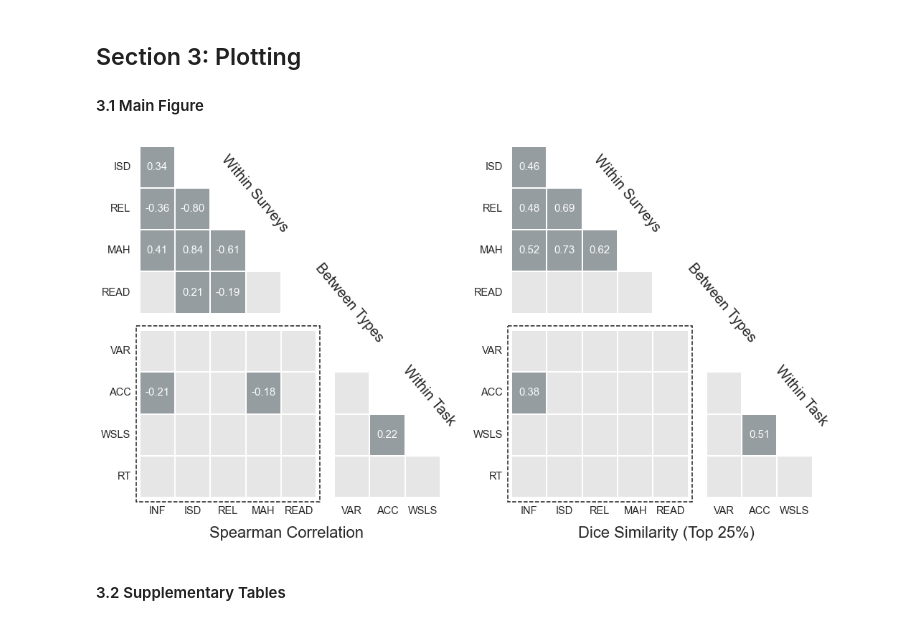
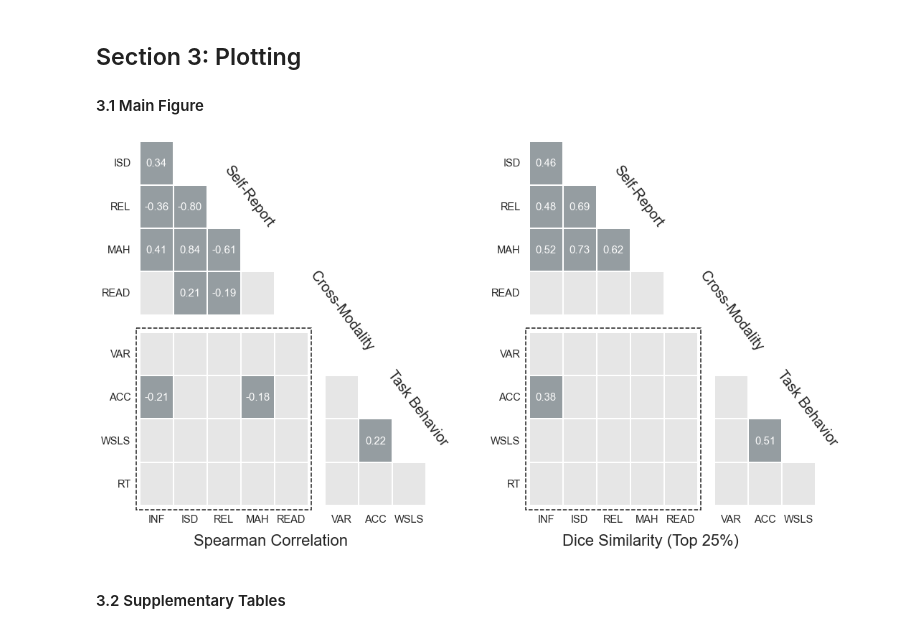
Before and after one commit to nivlab/sciops, a Jupyter notebook: analysis/results_02b.ipynb, the cells around one changed output. Saved outputs shown, nothing was run; the diff lists cells and outputs as text; code cells hidden in the pictures.

Commit message:
updated figure 3

```diff
--- a/analysis/results_02b.ipynb
+++ b/analysis/results_02b.ipynb
@@ -241,7 +241,7 @@ sns.set_theme('notebook', style='white', font='sans-serif', font_scale=1.33)
 fig = plt.figure(figsize=(16,8))
 
 ## Initialize grid.
-gs = fig.add_gridspec(nrows=1, ncols=2, left=0.05, right=0.95, top=0.95, bottom=0.10, wspace=0.0, hspace=0.0)
+gs = fig.add_gridspec(nrows=1, ncols=2, left=0.05, right=0.95, top=0.98, bottom=0.10, wspace=0.1, hspace=0.0)
 
 ## Initialize panels.
 left_panel  = gs[0].subgridspec(nrows=2, ncols=2, wspace=0.1, hspace=0.1)
@@ -284,79 +284,75 @@ for k, panel in enumerate([left_panel, right_panel]):
     ax.set_yticklabels(yticklabels, rotation=0, ha='right', va='center')
     ax.tick_params(axis='both', which='major', pad=labelpad)
 
+    ## Category annotation.
+    xytext = [(3.25,1.25), (3.25,1.25)]
+    ax.annotate('Self-Report', (0,0), xytext=xytext[k], xycoords='data', rotation=-53,
+                fontsize=20, ha='center', va='center')
+
+    #~~~~~~~~~~~~~~~~~~~~~~~~~~~~~~~~~~~~~~~~~~#
+    ### Task correlations.
+    #~~~~~~~~~~~~~~~~~~~~~~~~~~~~~~~~~~~~~~~~~~#
+
+    ## Initialize axis.
+    ax = plt.subplot(panel[1,1])
+
+    ## Plot correlations.
+    arr = corr[4:,5:]
+    sns.heatmap(np.abs(np.sign(arr)), cmap=cmap, cbar=False, center=0, linecolor='w', linewidths=1,
+                yticklabels=[], mask=np.triu(np.ones_like(arr), k=0), ax=ax)
+
+    ## Add annotations.
+    for i, j in np.array(np.where(arr)).T:
+        ax.text(j+0.5, i+0.5, '%0.2f' %arr[i,j], ha='center', va='center', fontsize=15, color=annot_color)
+
+    ## Add labels.
+    ax.set_xticklabels(['VAR','ACC','WSLS','',''], rotation=0, ha='center', va='top')
+    ax.tick_params(axis='both', which='major', pad=labelpad)
+
+    ## Add title.
+    ax.annotate(titles[k], (0,0), (0.22 if not k else 0.70, 0.04), xycoords='figure fraction',
+                fontsize=22, ha='center', va='top')
+
+    ## Within tasks.
+    xytext = [(2.75,1.75), (2.75,1.75)]
+    ax.annotate('Task Behavior', (0,0), xytext=xytext[k], xycoords='data', rotation=-53,
+                fontsize=20, ha='center', va='center')
+
     #~~~~~~~~~~~~~~~~~~~~~~~~~~~~~~~~~~~~~~~~~~#
     ### Joint correlations.
     #~~~~~~~~~~~~~~~~~~~~~~~~~~~~~~~~~~~~~~~~~~#
 
     ## Initialize axis.
     ax = plt.subplot(panel[1,0])
 
     ## Plot correlations.
     arr = corr[4:,:5]
     sns.heatmap(np.abs(np.sign(arr)), cmap=cmap, cbar=False, center=0, linecolor='w', linewidths=1, ax=ax)
 
     ## Add annotations.
     for i, j in np.array(np.where(arr)).T:
         ax.text(j+0.5, i+0.5, '%0.2f' %arr[i,j], ha='center', va='center', fontsize=15, color=annot_color)
 
     ## Add labels.
     yticklabels = ['VAR','ACC','WSLS','RT'] # if not k else ['','','','']
     ax.set_yticklabels(yticklabels, rotation=0, ha='right', va='center')
     ax.set_xticklabels(['INF','ISD','REL','MAH','READ'], rotation=0, ha='center', va='top')
     ax.tick_params(axis='both', which='major', pad=labelpad)
 
     ## Add border.
     border = Rectangle((-0.1,-0.1), 5.2, 4.2, fill=False, linewidth=1.5, linestyle='--', edgecolor='k')
     border = ax.add_patch(border)
     border.set_clip_on(False)
 
-    #~~~~~~~~~~~~~~~~~~~~~~~~~~~~~~~~~~~~~~~~~~#
-    ### Task correlations.
-    #~~~~~~~~~~~~~~~~~~~~~~~~~~~~~~~~~~~~~~~~~~#
-
-    ## Initialize axis.
-    ax = plt.subplot(panel[1,1])
-
-    ## Plot correlations.
-    arr = corr[4:,5:]
-    sns.heatmap(np.abs(np.sign(arr)), cmap=cmap, cbar=False, center=0, linecolor='w', linewidths=1,
-                yticklabels=[], mask=np.triu(np.ones_like(arr), k=0), ax=ax)
-
-    ## Add annotations.
-    for i, j in np.array(np.where(arr)).T:
-        ax.text(j+0.5, i+0.5, '%0.2f' %arr[i,j], ha='center', va='center', fontsize=15, color=annot_color)
-
-    ## Add labels.
-    ax.set_xticklabels(['VAR','ACC','WSLS','',''], rotation=0, ha='center', va='top')
-    ax.tick_params(axis='both', which='major', pad=labelpad)
-
-    ## Add title.
-    ax.annotate(titles[k], (0,0), (0.24 if not k else 0.72, 0.04), xycoords='figure fraction',
-                fontsize=22, ha='center', va='top')
-
-    #~~~~~~~~~~~~~~~~~~~~~~~~~~~~~~~~~~~~~~~~~~#
-    ### Category markers.
-    #~~~~~~~~~~~~~~~~~~~~~~~~~~~~~~~~~~~~~~~~~~#
-
-    ## Within surveys.
-    xytext = [(0.20,0.86), (0.67,0.86)]
-    ax.annotate('Within Surveys', (0,0), xytext=xytext[k], xycoords='figure fraction', rotation=-50,
-                fontsize=20, ha='center', va='center')
-
-    ## Between.
-    xytext = [(0.32,0.59), (0.79,0.59)]
-    ax.annotate('Between Types', (0,0), xytext=xytext[k], xycoords='figure fraction', rotation=-50,
-                fontsize=20, ha='center', va='center')
-
-    ## Within tasks.
-    xytext = [(0.42,0.36), (0.89,0.36)]
-    ax.annotate('Within Task', (0,0), xytext=xytext[k], xycoords='figure fraction', rotation=-50,
+    ## Category annotation.
+    xytext = [(6.0,-0.5), (6.0,-0.5)]
+    ax.annotate('Cross-Modality', (0,0), xytext=xytext[k], xycoords='data', rotation=-53,
                 fontsize=20, ha='center', va='center')
 
 ## Save figure.
 plt.savefig(os.path.join('..','figures','main_02b.png'), dpi=180, transparent=True)
 # %% [output]
-[figure, old version]
+[figure, new version]
 # %% [markdown]
 #### 3.2 Supplementary Tables
 # %%
```
Also changed, not shown: 1 other file.
